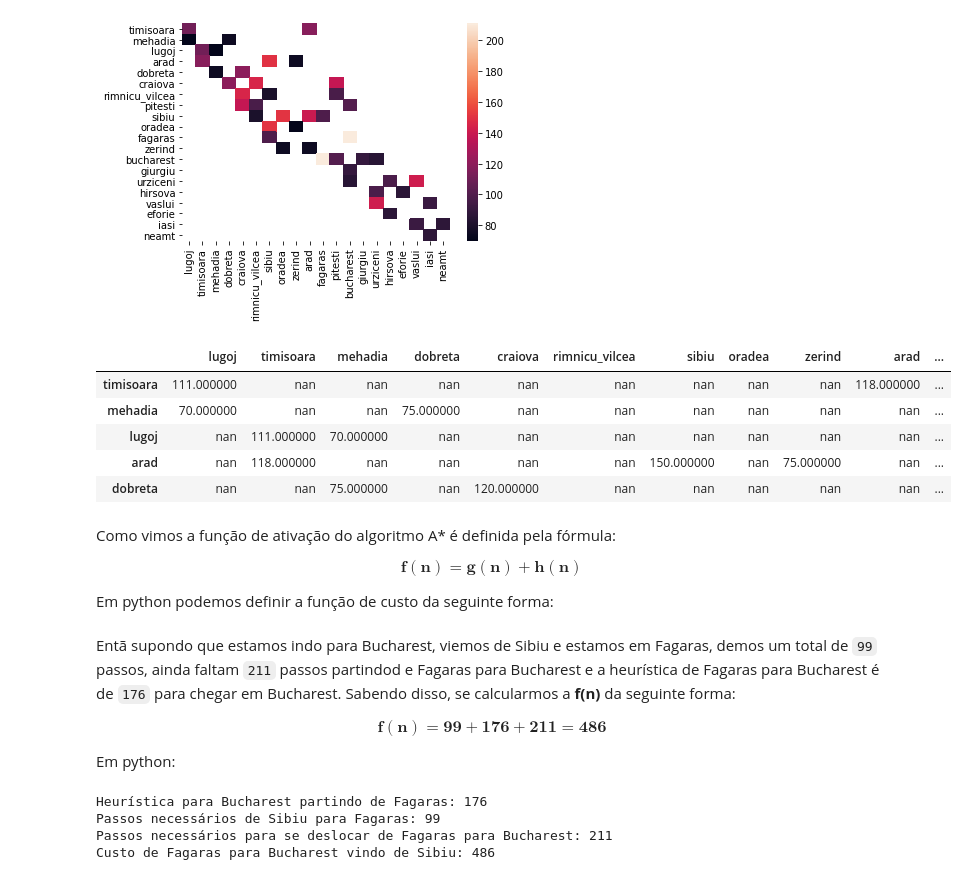
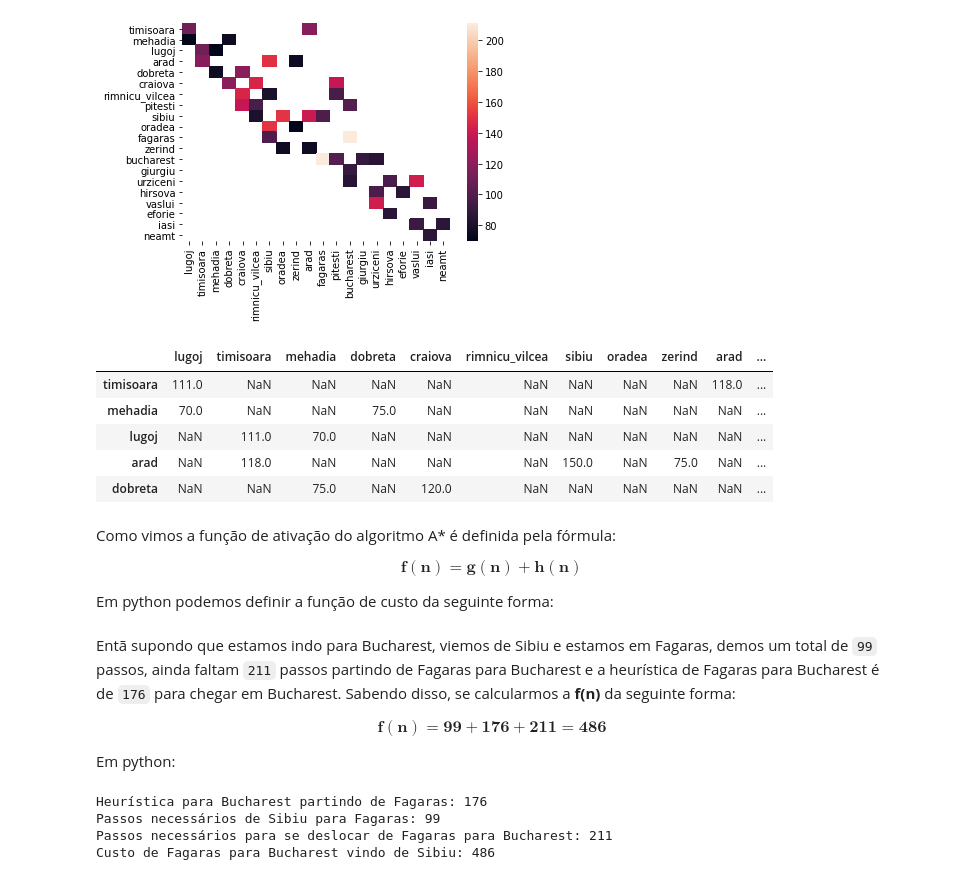
Before and after one commit to brunolcarli/IPythonNotebooks, a Jupyter notebook: IAUFPR/intro_IA/heuristic_search.ipynb, the cells around one changed output. Drawn from its saved outputs; the diff is of its cells as text; code cells hidden in the pictures.

```diff
--- a/IAUFPR/intro_IA/heuristic_search.ipynb
+++ b/IAUFPR/intro_IA/heuristic_search.ipynb
@@ -210,14 +210,14 @@ sns.heatmap(df)
 <AxesSubplot:>
 [figure]
 # %%
-df.head().style.background_gradient()
+df.head()
 # %% [output]
 |  | lugoj | timisoara | mehadia | dobreta | craiova | rimnicu_vilcea | sibiu | oradea | zerind | arad | ... |
-| timisoara | 111.000000 | nan | nan | nan | nan | nan | nan | nan | nan | 118.000000 | ... |
-| mehadia | 70.000000 | nan | nan | 75.000000 | nan | nan | nan | nan | nan | nan | ... |
-| lugoj | nan | 111.000000 | 70.000000 | nan | nan | nan | nan | nan | nan | nan | ... |
-| arad | nan | 118.000000 | nan | nan | nan | nan | 150.000000 | nan | 75.000000 | nan | ... |
-| dobreta | nan | nan | 75.000000 | nan | 120.000000 | nan | nan | nan | nan | nan | ... |
+| timisoara | 111.0 | NaN | NaN | NaN | NaN | NaN | NaN | NaN | NaN | 118.0 | ... |
+| mehadia | 70.0 | NaN | NaN | 75.0 | NaN | NaN | NaN | NaN | NaN | NaN | ... |
+| lugoj | NaN | 111.0 | 70.0 | NaN | NaN | NaN | NaN | NaN | NaN | NaN | ... |
+| arad | NaN | 118.0 | NaN | NaN | NaN | NaN | 150.0 | NaN | 75.0 | NaN | ... |
+| dobreta | NaN | NaN | 75.0 | NaN | 120.0 | NaN | NaN | NaN | NaN | NaN | ... |
 # %% [markdown]
 Como vimos a função de ativação do algoritmo A* é definida pela fórmula:
 
@@ -238,7 +238,7 @@ def f(steps, cost, h):
     """
     return (steps + cost) + h
 # %% [markdown]
-Entã supondo que estamos indo para Bucharest, viemos de Sibiu e estamos em Fagaras, demos um total de `99` passos, ainda faltam `211` passos partindod e Fagaras para Bucharest e a heurística de Fagaras para Bucharest é de `176` para chegar em Bucharest. Sabendo disso, se calcularmos a **f(n)** da seguinte forma:
+Entã supondo que estamos indo para Bucharest, viemos de Sibiu e estamos em Fagaras, demos um total de `99` passos, ainda faltam `211` passos partindo de Fagaras para Bucharest e a heurística de Fagaras para Bucharest é de `176` para chegar em Bucharest. Sabendo disso, se calcularmos a **f(n)** da seguinte forma:
 
 \begin{equation}
     \mathbf{f(n) = 99 + 176 + 211 = 486}
```
Also changed, not shown: parts of 1 cell of this notebook, 1 other file.
